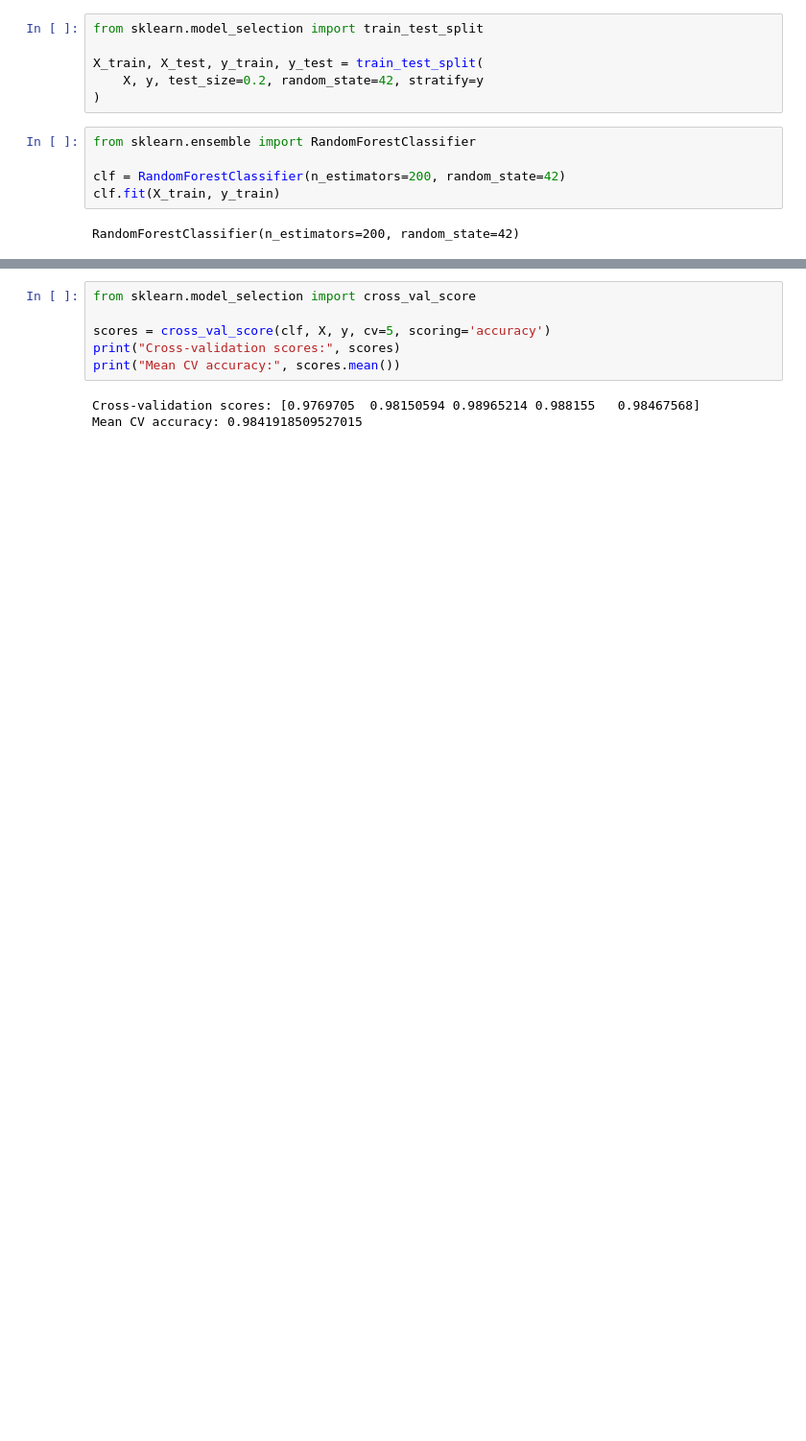
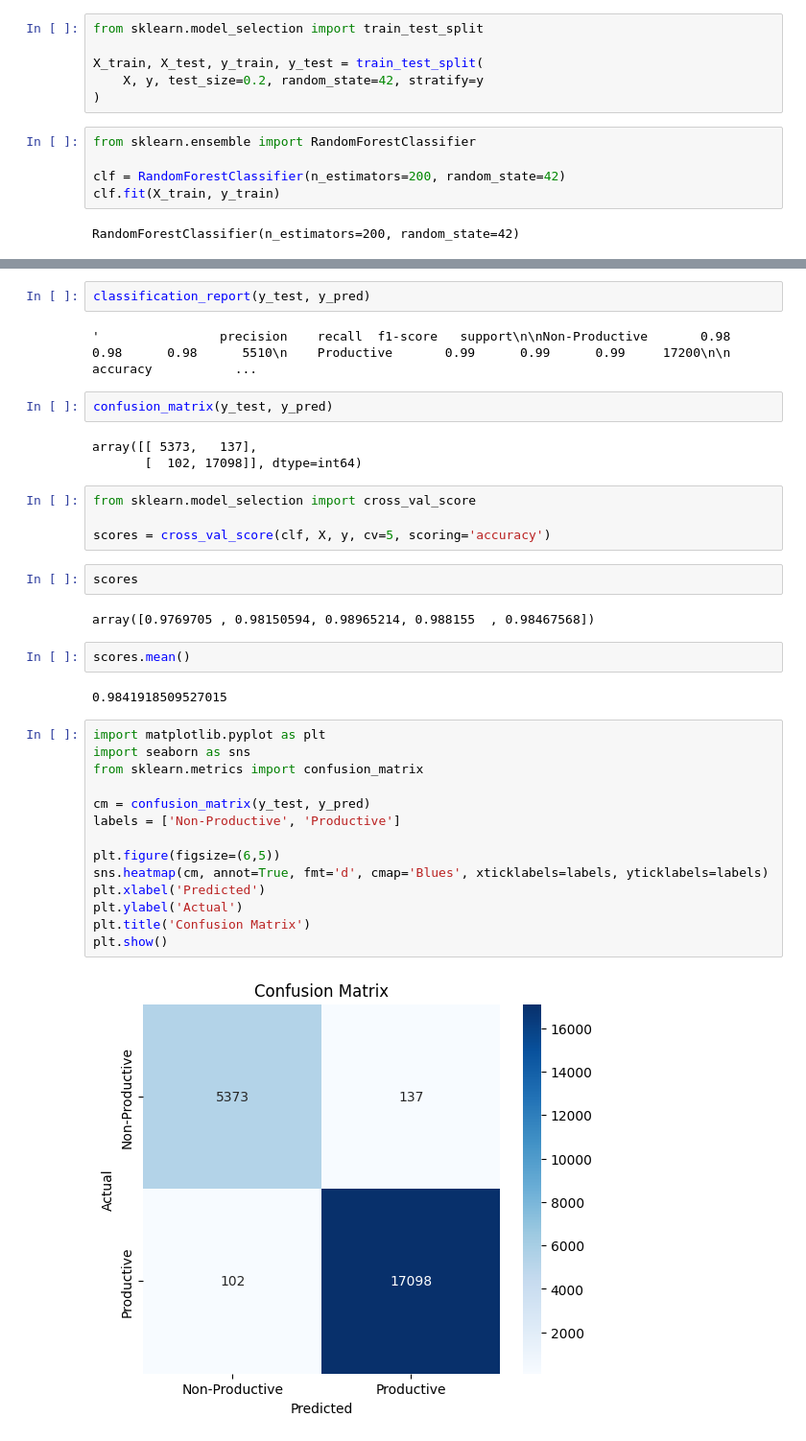
Before and after one commit to AN160404/Playlist-Productivity-Predictor, a Jupyter notebook: new.ipynb, the cells around one changed output, grey strips where cells are left out. Shown at 96% size. Drawn from its saved outputs; the diff is of its cells as text; blank space fills up the shorter version.

```diff
--- a/new.ipynb
+++ b/new.ipynb
@@ -409,9 +409,37 @@ Non-Productive       0.98      0.98      0.98      5510
+# %%
+classification_report(y_test, y_pred)
+# %% [output]
+'                precision    recall  f1-score   support\n\nNon-Productive       0.98      0.98      0.98      5510\n    Productive       0.99      0.99      0.99     17200\n\n      accuracy           ...
+# %%
+confusion_matrix(y_test, y_pred)
+# %% [output]
+array([[ 5373,   137],
+       [  102, 17098]], dtype=int64)
 # %%
 from sklearn.model_selection import cross_val_score
 
 scores = cross_val_score(clf, X, y, cv=5, scoring='accuracy')
-print("Cross-validation scores:", scores)
-print("Mean CV accuracy:", scores.mean())
-# %% [output]
-Cross-validation scores: [0.9769705  0.98150594 0.98965214 0.988155   0.98467568]
-Mean CV accuracy: 0.9841918509527015
+# %%
+scores
+# %% [output]
+array([0.9769705 , 0.98150594, 0.98965214, 0.988155  , 0.98467568])
+# %%
+scores.mean()
+# %% [output]
+0.9841918509527015
+# %%
+import matplotlib.pyplot as plt
+import seaborn as sns
+from sklearn.metrics import confusion_matrix
+
+cm = confusion_matrix(y_test, y_pred)
+labels = ['Non-Productive', 'Productive']
+
+plt.figure(figsize=(6,5))
+sns.heatmap(cm, annot=True, fmt='d', cmap='Blues', xticklabels=labels, yticklabels=labels)
+plt.xlabel('Predicted')
+plt.ylabel('Actual')
+plt.title('Confusion Matrix')
+plt.show()
+# %% [output]
+[figure, added]
```
Also changed, not shown: parts of 8 cells of this notebook.
